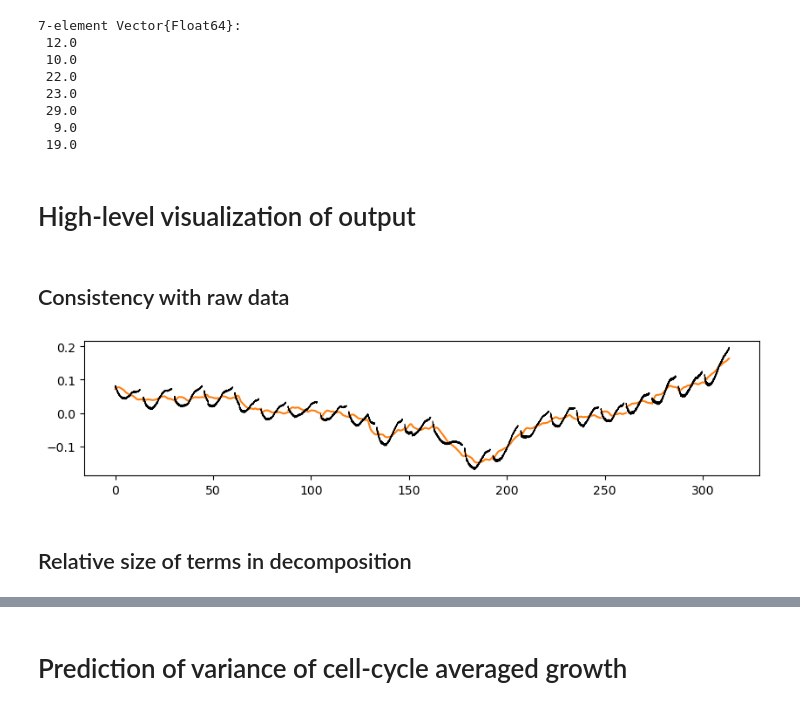
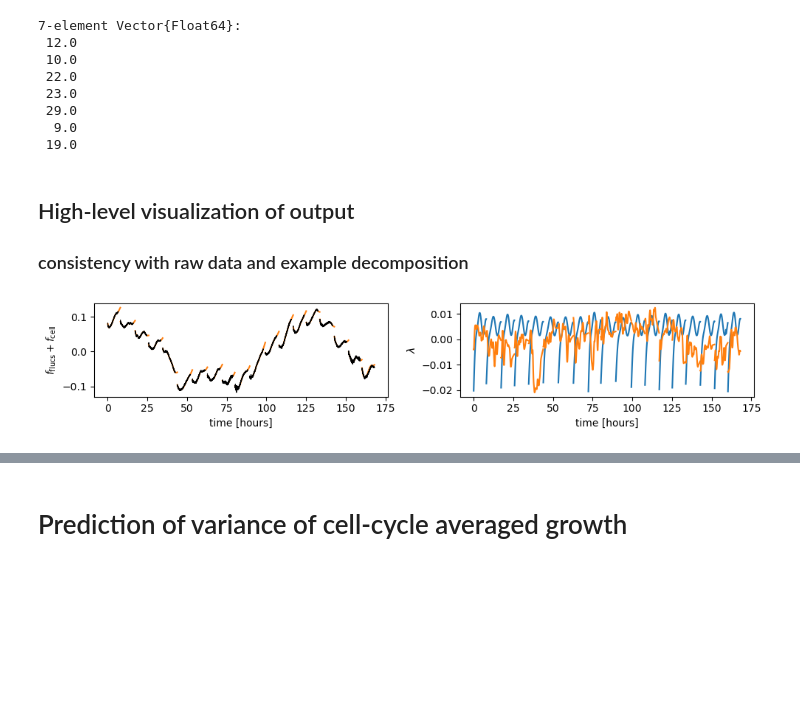
Before and after one commit to elevien/L1210, a Jupyter notebook: notebooks/PAPER_FIG4.ipynb, the cells around one changed output, grey strips where cells are left out. Drawn from its saved outputs; the diff is of its cells as text; code cells hidden in the pictures; blank space fills up the shorter version.

```diff
--- a/notebooks/PAPER_FIG4.ipynb
+++ b/notebooks/PAPER_FIG4.ipynb
@@ -51,34 +51,51 @@ unique(data_gp.length)
   9.0
  19.0
 # %% [markdown]
-# High-level visualization of output
+## High-level visualization of output
+
+### consistency with raw data and example decomposition
-# %% [markdown]
-## Consistency with raw data
 # %%
-fig,ax = subplots(figsize=(10,2))
-k = 5
+fig,axs = subplots(figsize=(10,2),ncols=2)
+k = 10
 
+# -----------------------------------------------------------------------------
+# consistency with raw data
+ax = axs[0]
 dr = data_raw[data_raw.lineage .== lineages[k],:]
 dr = dr[dr.cellcycle .== "i",:]
 dr.time = dr.time .- dr.time[1]
 y = dr.lnM_sum
 t = dr.time
 dr[:,:z] = y .- cov(y,t)/var(t) .*t
 dr[:,:z] = dr.z .- mean(dr.z)
 
 pred = data_gp[data_gp.lineage .== lineages[k],:]
 pred.time = pred.time .- pred.time[1]
 #ax.plot(preds[k].time,preds[k].matern32_flucs_x)
 for p in unique(pred.position)
     d = pred[pred.position .==p,:]
     #ax.plot(d.time,d.matern32_cell_x,"C0-")
-    ax.plot(d.time,d.matern32_flucs,"C1-")
+    ax.plot(d.time,d.matern32_flucs .+ d.matern32_cell,"C1-",label="GP")
     d = dr[dr.position .==p,:]
-    ax.plot(d.time,d.z,"k-",lw=0.8)
+    ax.plot(d.time,d.z,"k-",lw=0.8,label="data")
 
 end
+ax.set_ylabel(L"$f_{\rm flucs} + f_{\rm cell}$")
+ax.set_xlabel("time [hours]")
+
+# -----------------------------------------------------------------------------
+# relative size of terms
+ax = axs[1]
+GrowthTraceTools.get_gen_times!(pred);
+#ax.plot(preds[k].time,preds[k].matern32_flucs_x)
+for p in unique(pred.position)
+    d = pred[pred.position .== p,:]
+    ax.plot(d.time, d.matern32_cell_x ./ d.gen_time[1] ,"C0-")
+    ax.plot(d.time,d.matern32_flucs_x,"C1-")
+end
+ax.set_ylabel(L"$\lambda$")
+ax.set_xlabel("time [hours]")
+tight_layout()
 fig
 # %% [output]
-[figure, old version]
+[figure, new version]
-# %% [markdown]
-## Relative size of terms in decomposition
```
Also changed, not shown: parts of 21 cells of this notebook, 13 other files.
